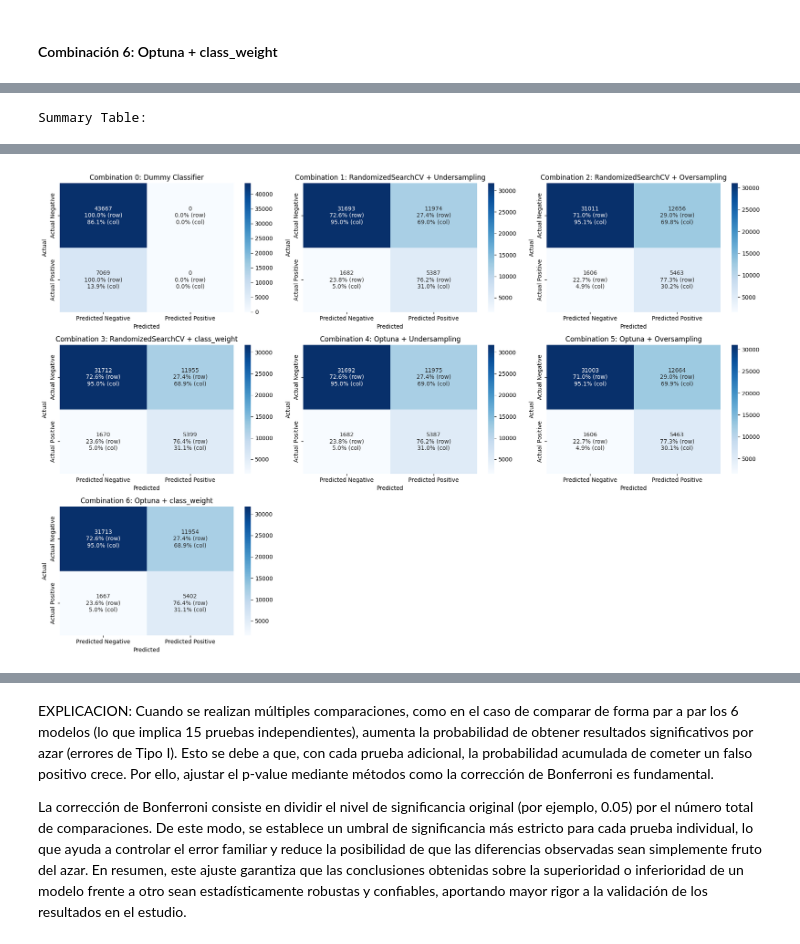
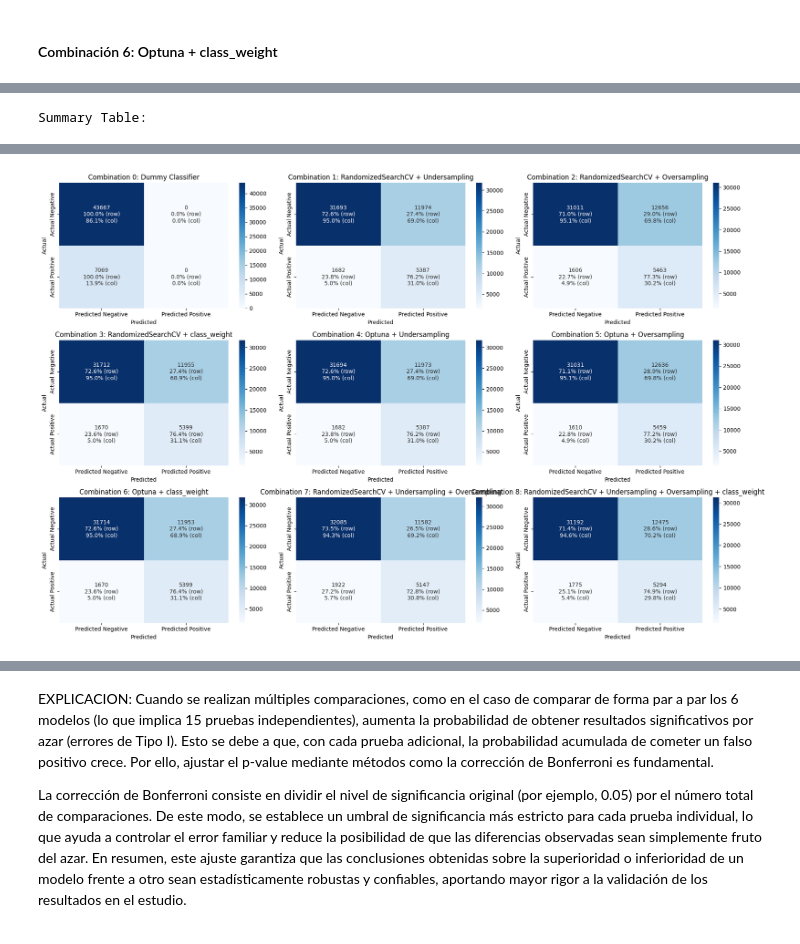
Before and after one commit to raquelgosalbezsirvent/Diabetes-Health-Indicators-ML, a Jupyter notebook: Practica_final.ipynb, the cells around one changed output, grey strips where cells are left out. Drawn from its saved outputs; the diff is of its cells as text; code cells hidden in the pictures.

Commit message:
implementacion de ajuste del f-1 score en LC y guardado de variables

```diff
--- a/Practica_final.ipynb
+++ b/Practica_final.ipynb
@@ -1014,7 +1136,7 @@ pipeline = ImbPipeline([
 ])
 
 start_time = time.time()
-search = RandomizedSearchCV(pipeline, param_distributions, scoring='roc_auc', cv=cv, n_iter=50, n_jobs=n_jobs, random_state=42)
+search = RandomizedSearchCV(pipeline, param_distributions, scoring='roc_auc', cv=cv, n_iter=12, n_jobs=n_jobs, random_state=42)
 search.fit(X_train_filtered, y_train_filtered)
 end_time = time.time()
 execution_time = (end_time - start_time) / 60
@@ -1045,7 +1167,7 @@ pipeline = ImbPipeline([
 ])
 
 start_time = time.time()
-search = RandomizedSearchCV(pipeline, param_distributions, scoring='roc_auc', cv=cv, n_iter=50, n_jobs=n_jobs, random_state=42)
+search = RandomizedSearchCV(pipeline, param_distributions, scoring='roc_auc', cv=cv, n_iter=12, n_jobs=n_jobs, random_state=42)
 search.fit(X_train_filtered, y_train_filtered)
 end_time = time.time()
 execution_time = (end_time - start_time) / 60
@@ -1070,7 +1192,7 @@ Cross-Validation AUC: Mean = 0.8177, Std = 0.0029
 # %% [markdown]
 #### Combinación 3: RandomizedSearchCV + class_weight
 # %%
-pipeline = Pipeline([
+pipeline = ImbPipeline([
     ('clf_lr', LogisticRegression(random_state=42, solver='saga', max_iter=1000, class_weight='balanced'))
 ])
 
@@ -1293,0 +1437,18 @@ Cross-Validation AUC: Mean = 0.8229, Std = 0.0029
+# %%
+pipeline = ImbPipeline([
+    ('balance', SMOTEENN(random_state=42)),
+    ('clf_lr', LogisticRegression(random_state=42, solver='saga', class_weight='balanced', max_iter=1000))
+])
+
+start_time = time.time()
+search = RandomizedSearchCV(pipeline, param_distributions, scoring='roc_auc', cv=cv, n_iter=12, n_jobs=n_jobs, random_state=42)
+search.fit(X_train_filtered, y_train_filtered)
+end_time = time.time()
+execution_time = (end_time - start_time) / 60
+best_model = search.best_estimator_
+
+cv_scores = cross_val_score(best_model, X_train_filtered, y_train_filtered, cv=cv, scoring='roc_auc', n_jobs=n_jobs)
+
+metrics_lr_randcv_un_ov_wght = evaluate_and_return_metrics(best_model, X_test_filtered, y_test_filtered, execution_time, search.best_params_, cv_scores)
+
+del pipeline, start_time, search, end_time, execution_time, best_model, cv_scores
@@ -1337,10 +1500,20 @@ model_results = [
     {
         "model": "Combination 6: Optuna + class_weight",
         **metrics_lr_opt_wght
+    },
+    {
+        "model": "Combination 7: RandomizedSearchCV + Undersampling + Oversampling",
+        **metrics_lr_randcv_un_ov
+    },
+    {
+        "model": "Combination 8: RandomizedSearchCV + Undersampling + Oversampling + class_weight",
+        **metrics_lr_randcv_un_ov_wght
     }
 ]
 
 plot_results(model_results)
+
+del model_results
 # %% [output]
 Summary Table:
 |  | Model | AUC | Accuracy | Recall | Precision | Score Mean | Score Std | Execution Time (minutes) |
@@ -1354,4 +1529,4 @@ Summary Table:
-[figure, old version]
+[figure, new version]
 # %%
 cv_scores = {
     'Combination 0: Dummy Classifier': metrics_dummy['cv_scores'],
```
Also changed, not shown: parts of 28 cells of this notebook, 1 other file.
